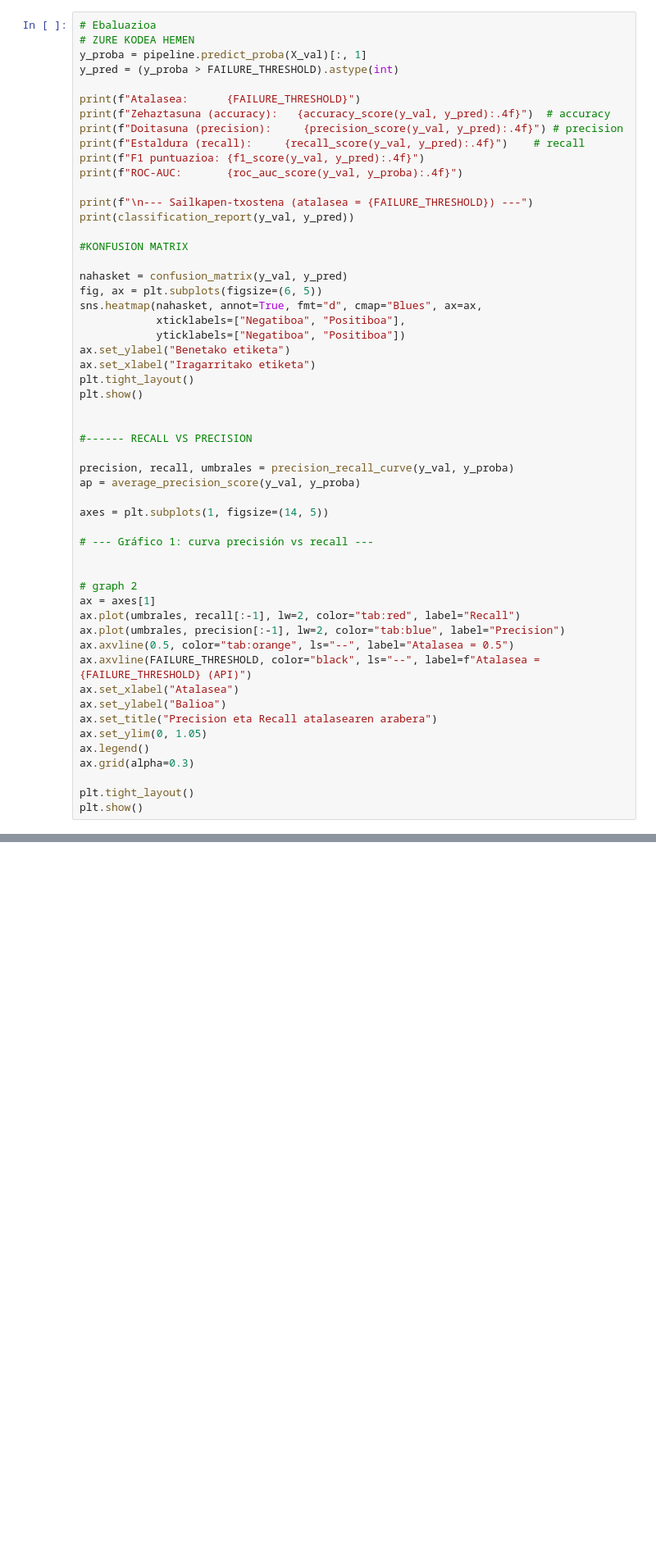
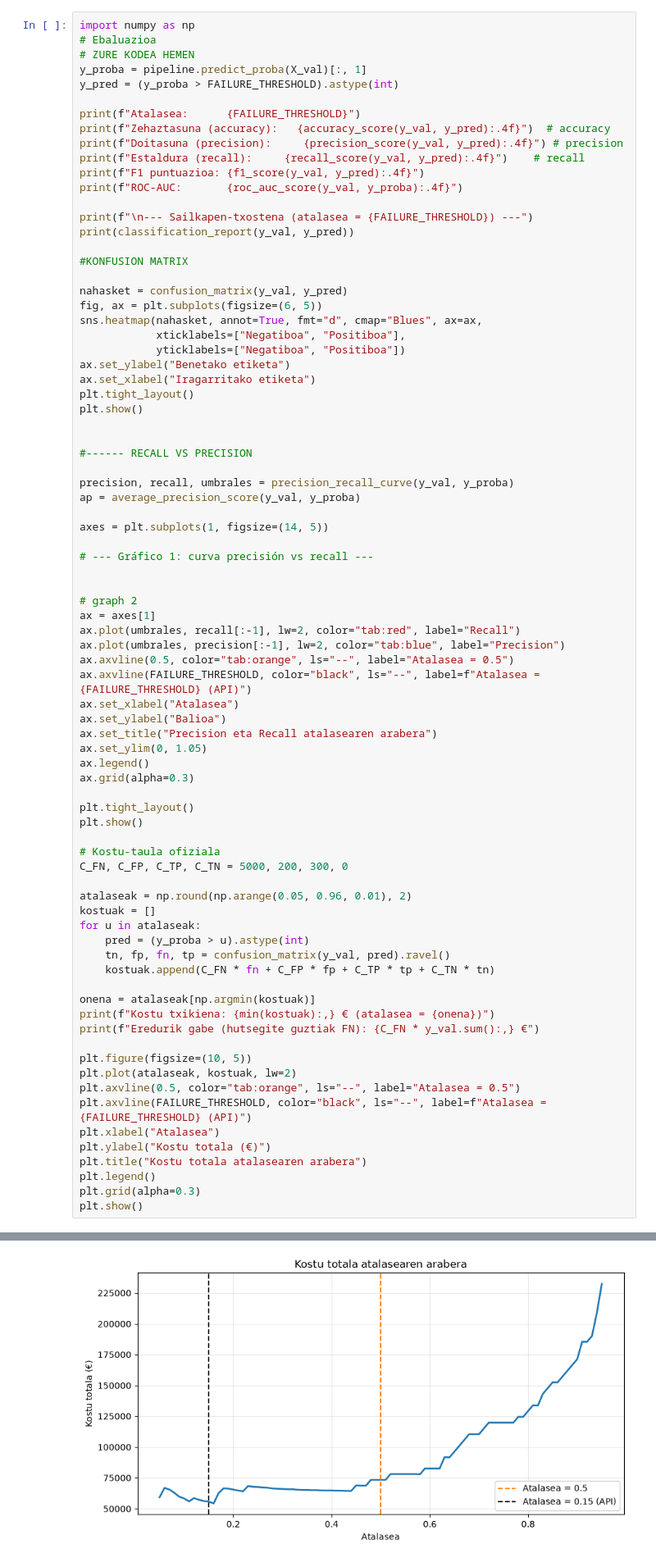
Before and after one commit to AABD-Ethazi-2627/T1-erronka1, a Jupyter notebook: notebooks/02_training_TEMPLATE-checkpoint.ipynb, the cells around one changed output, grey strips where cells are left out. Shown at 82% size. Saved outputs shown, nothing was run; the diff lists cells and outputs as text; blank space fills up the shorter version.

```diff
--- a/notebooks/02_training_TEMPLATE-checkpoint.ipynb
+++ b/notebooks/02_training_TEMPLATE-checkpoint.ipynb
@@ -220,6 +220,7 @@ Ebaluatu honako metrikekin:
 
 > Zergatik da recall garrantzitsuagoa precision baino kasu honetan?
 # %%
+import numpy as np
 # Ebaluazioa
 # ZURE KODEA HEMEN
 y_proba = pipeline.predict_proba(X_val)[:, 1]
@@ -273,6 +274,31 @@ ax.grid(alpha=0.3)
 
 plt.tight_layout()
 plt.show()
+
+# Kostu-taula ofiziala
+C_FN, C_FP, C_TP, C_TN = 5000, 200, 300, 0
+
+atalaseak = np.round(np.arange(0.05, 0.96, 0.01), 2)
+kostuak = []
+for u in atalaseak:
+    pred = (y_proba > u).astype(int)
+    tn, fp, fn, tp = confusion_matrix(y_val, pred).ravel()
+    kostuak.append(C_FN * fn + C_FP * fp + C_TP * tp + C_TN * tn)
+
+onena = atalaseak[np.argmin(kostuak)]
+print(f"Kostu txikiena: {min(kostuak):,} € (atalasea = {onena})")
+print(f"Eredurik gabe (hutsegite guztiak FN): {C_FN * y_val.sum():,} €")
+
+plt.figure(figsize=(10, 5))
+plt.plot(atalaseak, kostuak, lw=2)
+plt.axvline(0.5, color="tab:orange", ls="--", label="Atalasea = 0.5")
+plt.axvline(FAILURE_THRESHOLD, color="black", ls="--", label=f"Atalasea = {FAILURE_THRESHOLD} (API)")
+plt.xlabel("Atalasea")
+plt.ylabel("Kostu totala (€)")
+plt.title("Kostu totala atalasearen arabera")
+plt.legend()
+plt.grid(alpha=0.3)
+plt.show()
 # %% [output]
 Atalasea:      0.15
 Zehaztasuna (accuracy):   0.9606
@@ -295,3 +323,4 @@ weighted avg       0.98      0.96      0.97      1600
+[figure, added]
 # %% [markdown]
 ## 6b. Atalasearen Doikuntza (Threshold Tuning)
 
```
Also changed, not shown: parts of 1 cell of this notebook.
